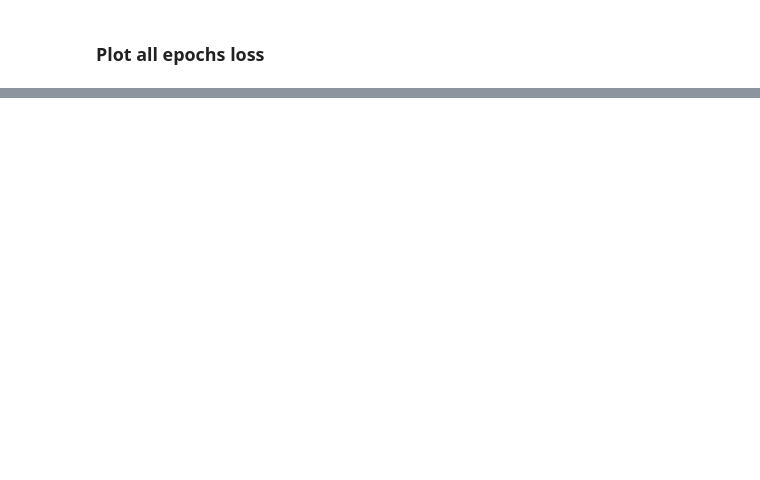
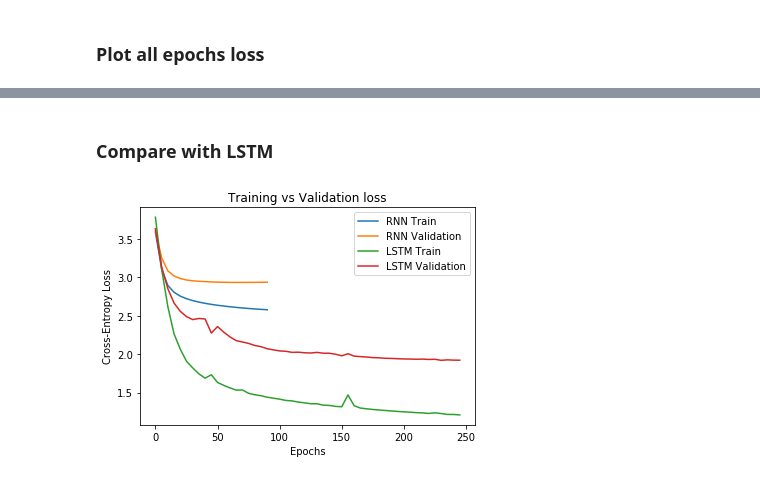
Before and after one commit to aunnnn/MLTrainer, a Jupyter notebook: nutcha/evaluate_result_rnn.ipynb, the cells around one changed output, grey strips where cells are left out. Cells and saved outputs as stored; diff of their text form; code cells hidden in the pictures; blank space fills up the shorter version.

Commit message:
plot rnn vs lstm loss

```diff
--- a/nutcha/evaluate_result_rnn.ipynb
+++ b/nutcha/evaluate_result_rnn.ipynb
@@ -71,0 +73,23 @@ plt.show()
+# %% [markdown]
+### Compare with LSTM
+# %%
+LSTM_DIR = "./session_train_100_hiddens_lower_lr/"
+
+lstm_path = lambda item: os.path.join(LSTM_DIR, item)
+# %%
+lstm_train_losses = np.load(lstm_path('v_interval_train_losses.npy'))
+lstm_val_losses = np.load(lstm_path('v_interval_val_losses.npy'))
+# %%
+lstm_range = np.arange(0, len(lstm_train_losses) * 5, 5)
+
+plt.plot(xrange, v_train_losses, label='RNN Train')
+plt.plot(xrange, v_val_losses, label='RNN Validation')
+plt.plot(lstm_range, lstm_train_losses, label='LSTM Train')
+plt.plot(lstm_range, lstm_val_losses, label='LSTM Validation')
+plt.xlabel('Epochs')
+plt.ylabel('Cross-Entropy Loss')
+plt.title('Training vs Validation loss')
+plt.legend(loc='best')
+plt.show()
+# %% [output]
+[figure, added]
```
Also changed, not shown: parts of 4 cells of this notebook, 14 other files.
